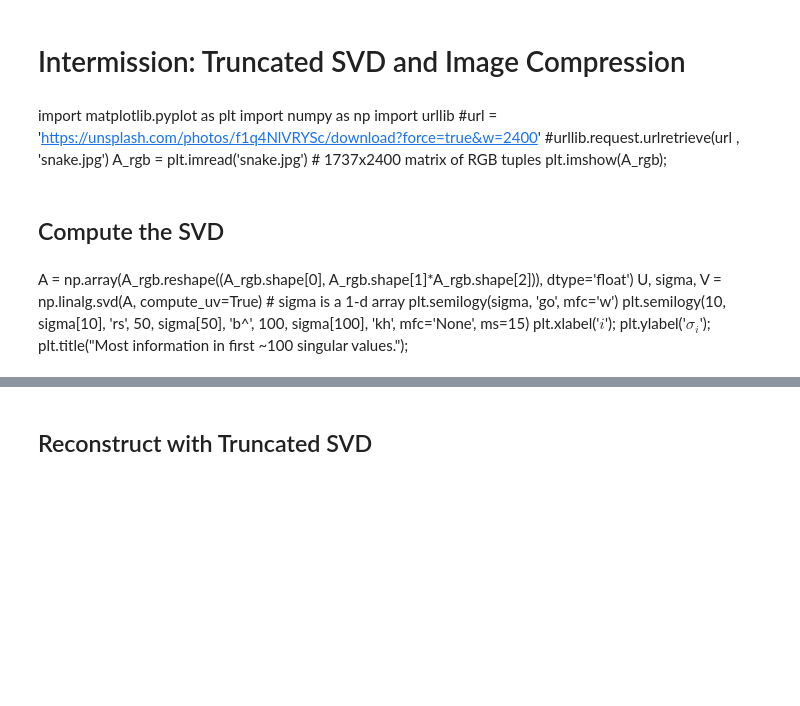
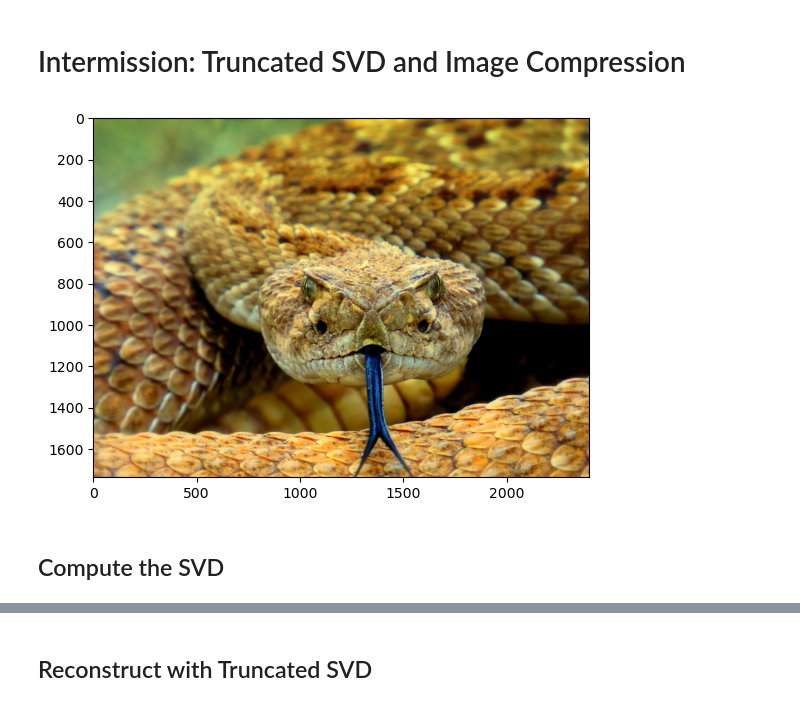
Before and after one commit to robertsj/rom_102, a Jupyter notebook: ROM_102_slides.ipynb, the cells around one changed output, grey strips where cells are left out. Drawn from its saved outputs; the diff is of its cells as text; code cells hidden in the pictures; blank space fills up the shorter version.

```diff
--- a/ROM_102_slides.ipynb
+++ b/ROM_102_slides.ipynb
@@ -92,19 +92,15 @@ Using just the first $r < m$ columns of $\mathbf{U}$ to define $\mathbf{X} \appr
 Now we set $\boxed{\boldsymbol{\Psi} = \mathbf{U}_r}$, and our Galerkin ROM becomes a POD-Galerkin ROM.
 # %% [markdown]
 # Intermission: Truncated SVD and Image Compression
-# %% [markdown]
-import matplotlib.pyplot as plt
-import numpy as np
-import urllib
-#url = 'https://unsplash.com/photos/f1q4NlVRYSc/download?force=true&w=2400'
-#urllib.request.urlretrieve(url , 'snake.jpg')
-A_rgb = plt.imread('snake.jpg')   # 1737x2400 matrix of RGB tuples
-plt.imshow(A_rgb);
+# %%
+import matplotlib.pyplot as plt
+import numpy as np
+import urllib
+#url = 'https://unsplash.com/photos/f1q4NlVRYSc/download?force=true&w=2400'
+#urllib.request.urlretrieve(url , 'snake.jpg')
+A_rgb = plt.imread('snake.jpg')   # 1737x2400 matrix of RGB tuples
+plt.imshow(A_rgb);
+# %% [output]
+[figure, added]
 # %% [markdown]
 ## Compute the SVD
-# %% [markdown]
-A = np.array(A_rgb.reshape((A_rgb.shape[0], A_rgb.shape[1]*A_rgb.shape[2])), dtype='float')
-U, sigma, V = np.linalg.svd(A, compute_uv=True) # sigma is a 1-d array
-plt.semilogy(sigma, 'go', mfc='w')
-plt.semilogy(10, sigma[10], 'rs', 50, sigma[50], 'b^', 100, sigma[100], 'kh', mfc='None', ms=15)
-plt.xlabel('$i$'); plt.ylabel('$\sigma_i$'); plt.title("Most information in first ~100 singular values.");
```
Also changed, not shown: parts of 49 cells of this notebook, 1 other file.
